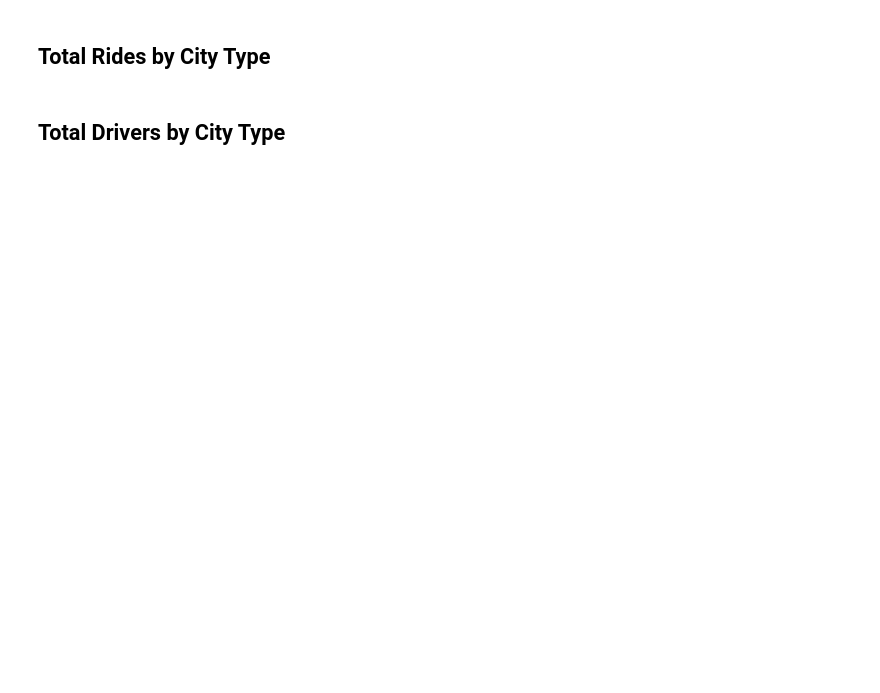
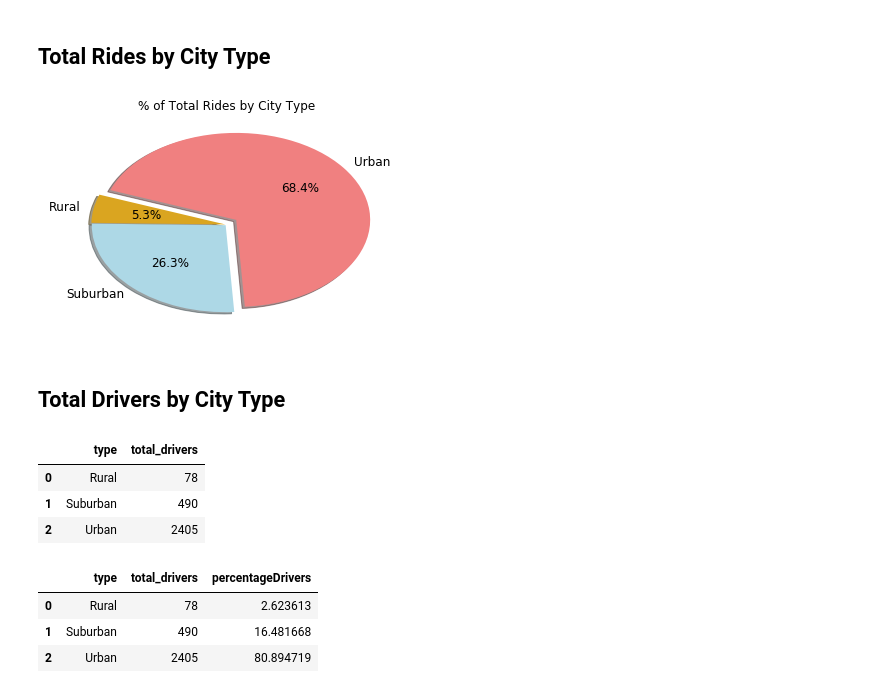
Before and after one commit to reedkm/matplotlib-pyber, a Jupyter notebook: pyber_starter_Kreed.ipynb, the cells around one changed output. Drawn from its saved outputs; the diff is of its cells as text; code cells hidden in the pictures; blank space fills up the shorter version.

```diff
--- a/pyber_starter_Kreed.ipynb
+++ b/pyber_starter_Kreed.ipynb
@@ -110,2 +120,12 @@ plt.show()
+# %%
+# Build Pie Chart
+fare_group.plot(kind='pie', y = 'percentageRides', autopct='%1.1f%%', explode = explode, colors=colors, startangle=160, shadow=True, labels=fare_group['type'], legend = False, fontsize=12)
+plt.title("% of Total Rides by City Type")
+plt.axis('off')
+
+# Save Figure
+plt.savefig("pyber_percent_rides.png")
+# %% [output]
+[figure, added]
 # %% [markdown]
 ## Total Drivers by City Type
@@ -120,0 +132,21 @@ plt.show()
+# %%
+# Create data frame to group by
+driver_group = type_group.groupby(['type'], as_index=False).agg({'driver_count':'sum'}).rename(columns={'driver_count':'total_drivers'})
+
+driver_group
+# %% [output]
+|  | type | total_drivers |
+| 0 | Rural | 78 |
+| 1 | Suburban | 490 |
+| 2 | Urban | 2405 |
+# %%
+# Calculate Type Percents
+total_area_drivers = driver_group['total_drivers'].sum()
+
+driver_group['percentageDrivers'] = (driver_group['total_drivers'] / total_area_drivers) * 100
+driver_group
+# %% [output]
+|  | type | total_drivers | percentageDrivers |
+| 0 | Rural | 78 | 2.623613 |
+| 1 | Suburban | 490 | 16.481668 |
+| 2 | Urban | 2405 | 80.894719 |
```
Also changed, not shown: parts of 17 cells of this notebook, 4 other files.
